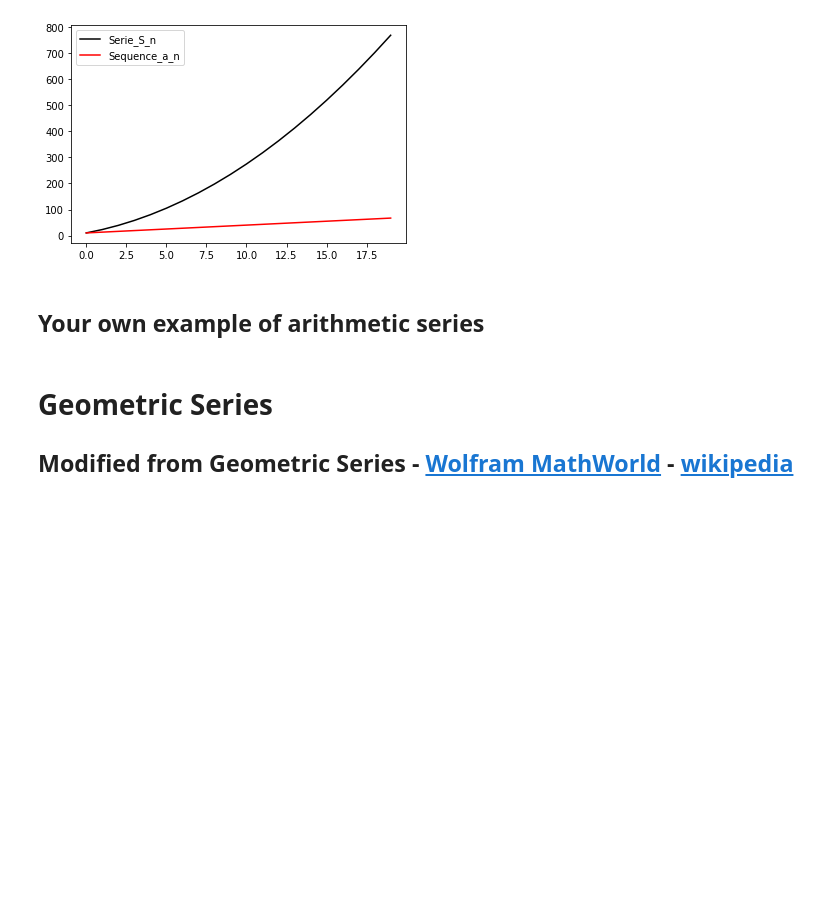
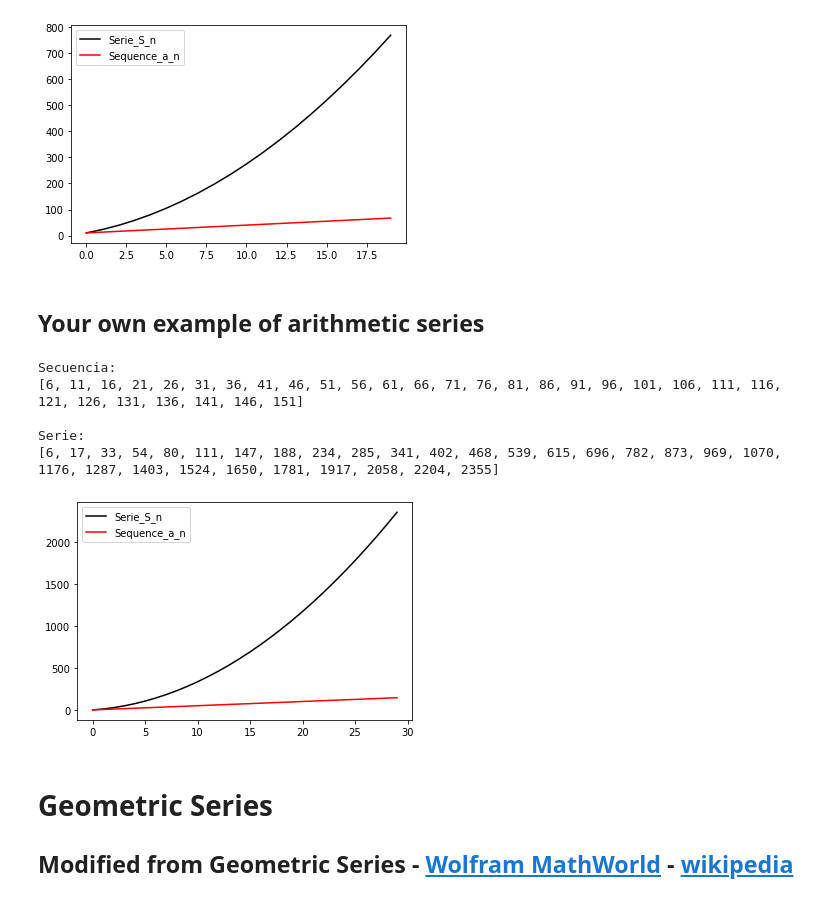
Before and after one commit to gapuentesr/MetNumUN2021I, a Jupyter notebook: Lab8/gapuentesrArithmeticSeriesGeometricSeriesPowerSums.ipynb, the cells around one changed output. Drawn from its saved outputs; the diff is of its cells as text; code cells hidden in the pictures; blank space fills up the shorter version.

```diff
--- a/Lab8/gapuentesrArithmeticSeriesGeometricSeriesPowerSums.ipynb
+++ b/Lab8/gapuentesrArithmeticSeriesGeometricSeriesPowerSums.ipynb
@@ -214,6 +214,38 @@ plt.legend()
 [figure]
 # %% [markdown]
 ## Your own example of arithmetic series
+# %%
+import matplotlib.pyplot as plt
+
+n = 30
+a = 6
+d = 5
+S_n = 0
+Serie_S_n=[]
+Sequence_a_n =[]
+for i in range(1,n+1):
+  a_n = a + d * (i-1)
+  S_n = S_n + a_n
+  Serie_S_n.append(S_n)
+  Sequence_a_n.append(a_n)
+
+plt.plot(Serie_S_n, color='black',label='Serie_S_n')
+plt.plot(Sequence_a_n, color='red',label='Sequence_a_n')
+plt.legend()
+
+print('Secuencia: ')
+print(Sequence_a_n)
+print()
+print("Serie: ")
+print(Serie_S_n)
+print()
+# %% [output]
+Secuencia:
+[6, 11, 16, 21, 26, 31, 36, 41, 46, 51, 56, 61, 66, 71, 76, 81, 86, 91, 96, 101, 106, 111, 116, 121, 126, 131, 136, 141, 146, 151]
+
+Serie:
+[6, 17, 33, 54, 80, 111, 147, 188, 234, 285, 341, 402, 468, 539, 615, 696, 782, 873, 969, 1070, 1176, 1287, 1403, 1524, 1650, 1781, 1917, 2058, 2204, 2355]
+[figure, added]
 # %% [markdown]
 # Geometric Series
 
```
Also changed, not shown: parts of 5 cells of this notebook.
